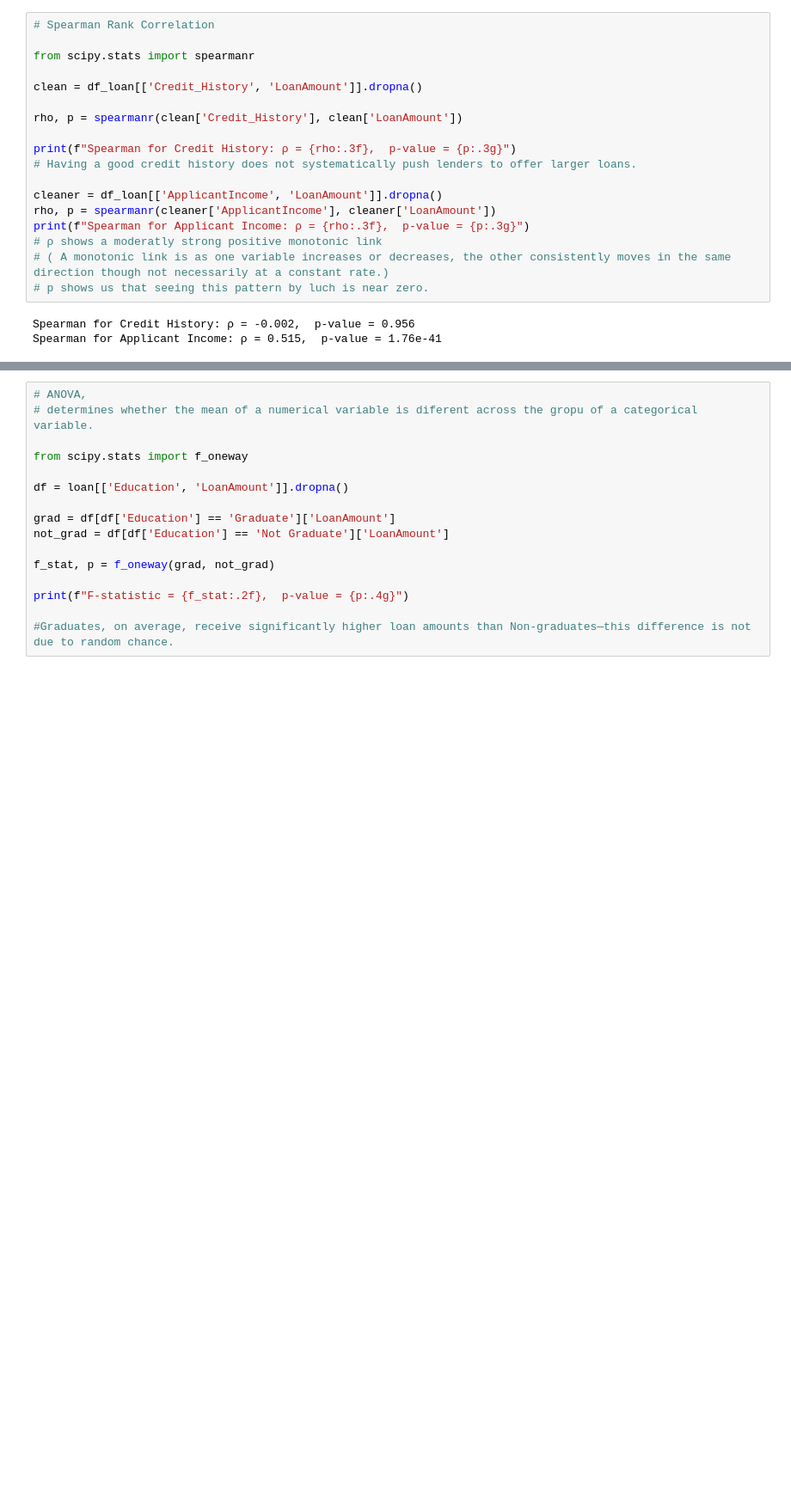
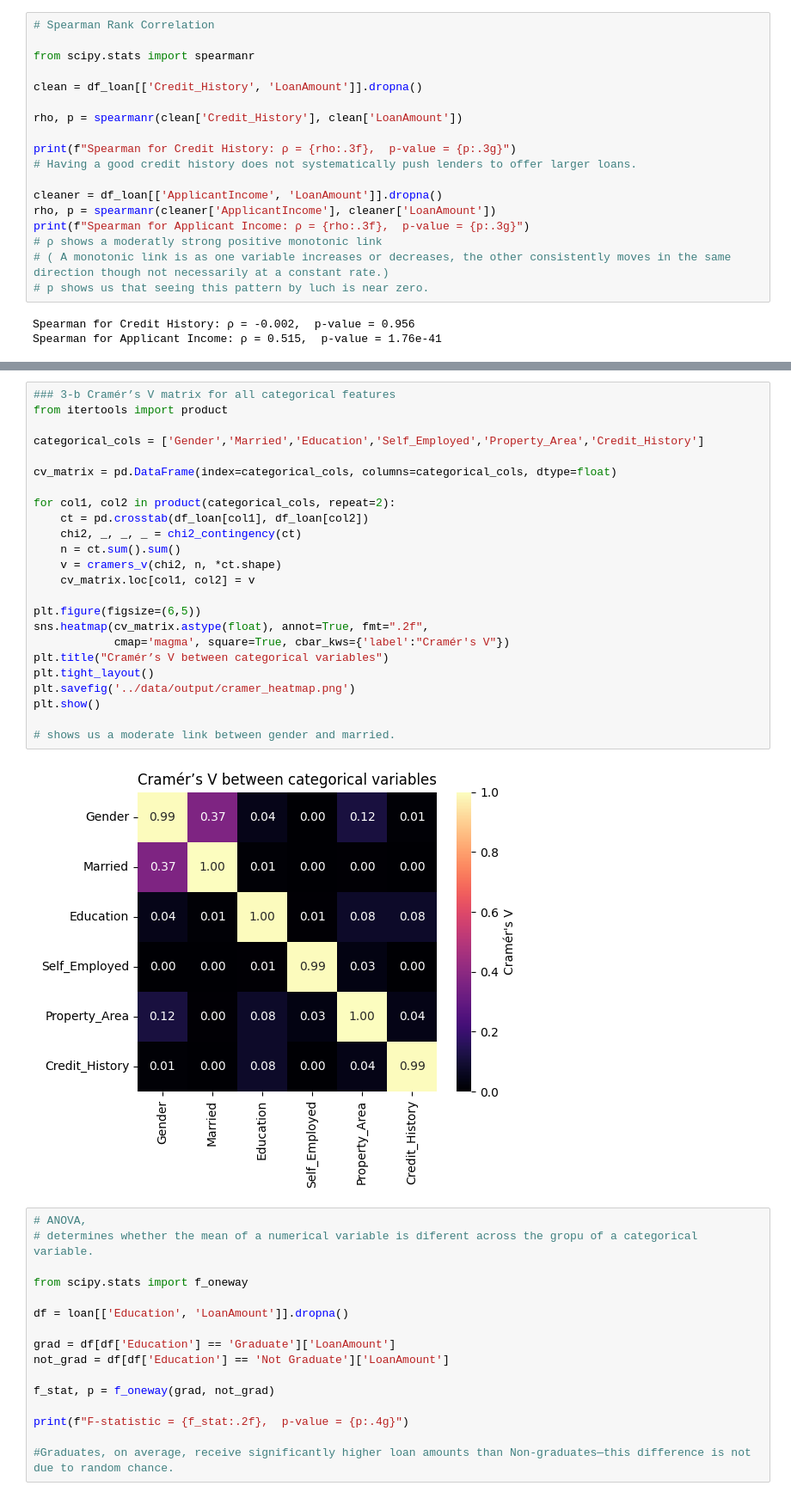
Before and after one commit to marzi-dezfoulianrad/data_science_project_loan, a Jupyter notebook: notebook/EDA.ipynb, the cells around one changed output, grey strips where cells are left out. Shown: that part at 86% size. Saved outputs shown, nothing was run; the diff lists cells and outputs as text; blank space fills up the shorter version.

```diff
--- a/notebook/loan_correlation.ipynb
+++ b/notebook/EDA.ipynb
@@ -270,6 +281,32 @@ Property_Area and Loan_Status have a statistically significant association.
 Cramér's V = 0.556  →  strong association
 [figure]
 Credit_History and Loan_Status have a statistically significant association.
+# %%
+### 3-b Cramér’s V matrix for all categorical features
+from itertools import product
+
+categorical_cols = ['Gender','Married','Education','Self_Employed','Property_Area','Credit_History']
+
+cv_matrix = pd.DataFrame(index=categorical_cols, columns=categorical_cols, dtype=float)
+
+for col1, col2 in product(categorical_cols, repeat=2):
+    ct = pd.crosstab(df_loan[col1], df_loan[col2])
+    chi2, _, _, _ = chi2_contingency(ct)
+    n = ct.sum().sum()
+    v = cramers_v(chi2, n, *ct.shape)
+    cv_matrix.loc[col1, col2] = v
+
+plt.figure(figsize=(6,5))
+sns.heatmap(cv_matrix.astype(float), annot=True, fmt=".2f",
+            cmap='magma', square=True, cbar_kws={'label':"Cramér's V"})
+plt.title("Cramér’s V between categorical variables")
+plt.tight_layout()
+plt.savefig('../data/output/cramer_heatmap.png')
+plt.show()
+
+# shows us a moderate link between gender and married.
+# %% [output]
+[figure, added]
 # %%
 # ANOVA,
 # determines whether the mean of a numerical variable is diferent across the gropu of a categorical variable.
```
Also changed, not shown: parts of 7 cells of this notebook, 5 other files.
